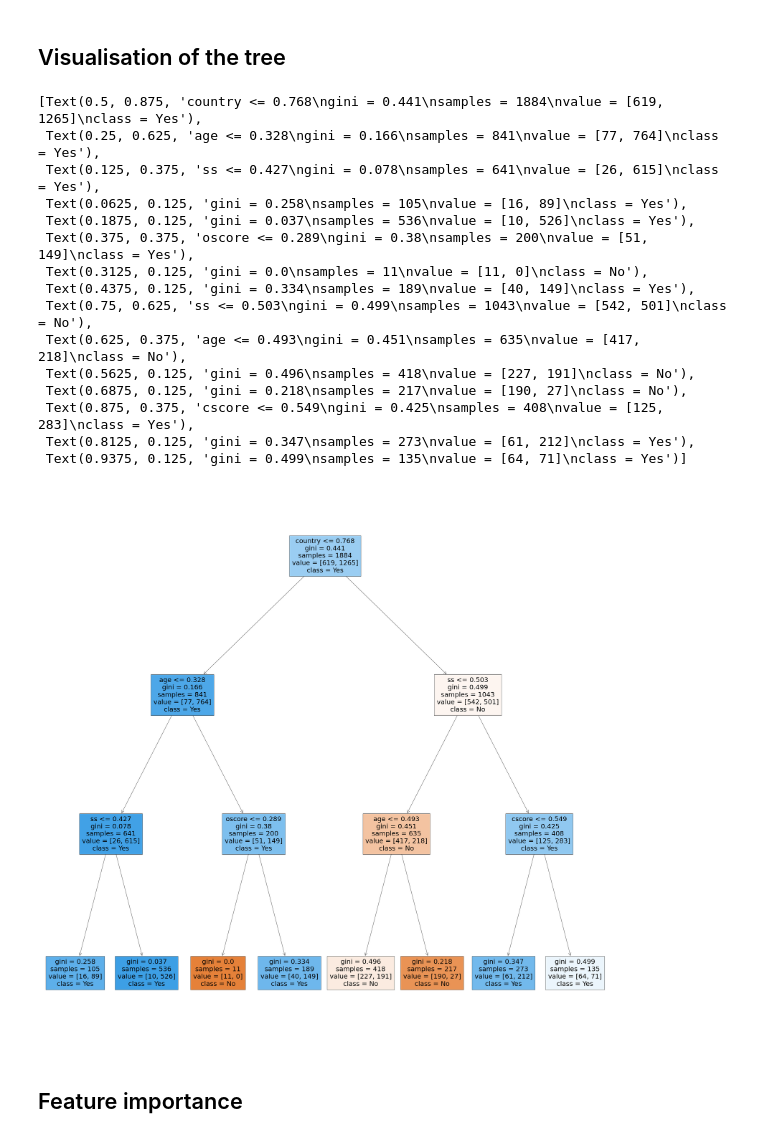
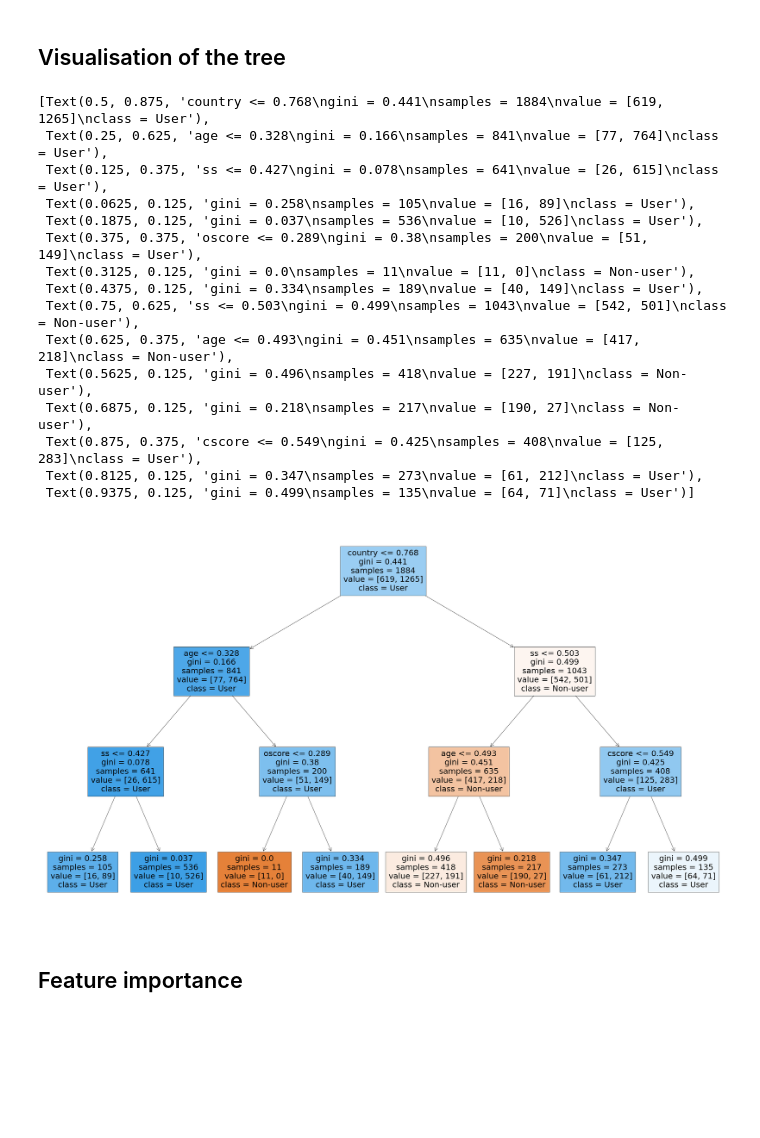
Before and after one commit to adrien-heymans/CSI5155, a Jupyter notebook: Assignement 3/a3.ipynb, the cells around one changed output. Cells and saved outputs as stored; diff of their text form; code cells hidden in the pictures; blank space fills up the shorter version.

```diff
--- a/Assignement 3/a3.ipynb
+++ b/Assignement 3/a3.ipynb
@@ -86,25 +86,25 @@ The best parameters across ALL searched params:  {'criterion': 'gini', 'max_dept
 ## Visualisation of the tree
 # %%
 # Plotting the tree
-fig = plt.figure(figsize=(50,50))
-tree.plot_tree(cv.best_estimator_,class_names=["No","Yes"],feature_names=["age","gender","education","country","ethnicity","nscore","escore","oscore","ascore","cscore","impulsive","ss"],filled=True)
+fig = plt.figure(figsize=(50,30))
+tree.plot_tree(cv.best_estimator_,class_names=["Non-user","User"],feature_names=["age","gender","education","country","ethnicity","nscore","escore","oscore","ascore","cscore","impulsive","ss"],filled=True)
 # %% [output]
-[Text(0.5, 0.875, 'country <= 0.768\ngini = 0.441\nsamples = 1884\nvalue = [619, 1265]\nclass = Yes'),
- Text(0.25, 0.625, 'age <= 0.328\ngini = 0.166\nsamples = 841\nvalue = [77, 764]\nclass = Yes'),
- Text(0.125, 0.375, 'ss <= 0.427\ngini = 0.078\nsamples = 641\nvalue = [26, 615]\nclass = Yes'),
- Text(0.0625, 0.125, 'gini = 0.258\nsamples = 105\nvalue = [16, 89]\nclass = Yes'),
- Text(0.1875, 0.125, 'gini = 0.037\nsamples = 536\nvalue = [10, 526]\nclass = Yes'),
- Text(0.375, 0.375, 'oscore <= 0.289\ngini = 0.38\nsamples = 200\nvalue = [51, 149]\nclass = Yes'),
- Text(0.3125, 0.125, 'gini = 0.0\nsamples = 11\nvalue = [11, 0]\nclass = No'),
- Text(0.4375, 0.125, 'gini = 0.334\nsamples = 189\nvalue = [40, 149]\nclass = Yes'),
- Text(0.75, 0.625, 'ss <= 0.503\ngini = 0.499\nsamples = 1043\nvalue = [542, 501]\nclass = No'),
- Text(0.625, 0.375, 'age <= 0.493\ngini = 0.451\nsamples = 635\nvalue = [417, 218]\nclass = No'),
- Text(0.5625, 0.125, 'gini = 0.496\nsamples = 418\nvalue = [227, 191]\nclass = No'),
- Text(0.6875, 0.125, 'gini = 0.218\nsamples = 217\nvalue = [190, 27]\nclass = No'),
- Text(0.875, 0.375, 'cscore <= 0.549\ngini = 0.425\nsamples = 408\nvalue = [125, 283]\nclass = Yes'),
- Text(0.8125, 0.125, 'gini = 0.347\nsamples = 273\nvalue = [61, 212]\nclass = Yes'),
- Text(0.9375, 0.125, 'gini = 0.499\nsamples = 135\nvalue = [64, 71]\nclass = Yes')]
+[Text(0.5, 0.875, 'country <= 0.768\ngini = 0.441\nsamples = 1884\nvalue = [619, 1265]\nclass = User'),
+ Text(0.25, 0.625, 'age <= 0.328\ngini = 0.166\nsamples = 841\nvalue = [77, 764]\nclass = User'),
+ Text(0.125, 0.375, 'ss <= 0.427\ngini = 0.078\nsamples = 641\nvalue = [26, 615]\nclass = User'),
+ Text(0.0625, 0.125, 'gini = 0.258\nsamples = 105\nvalue = [16, 89]\nclass = User'),
+ Text(0.1875, 0.125, 'gini = 0.037\nsamples = 536\nvalue = [10, 526]\nclass = User'),
+ Text(0.375, 0.375, 'oscore <= 0.289\ngini = 0.38\nsamples = 200\nvalue = [51, 149]\nclass = User'),
+ Text(0.3125, 0.125, 'gini = 0.0\nsamples = 11\nvalue = [11, 0]\nclass = Non-user'),
+ Text(0.4375, 0.125, 'gini = 0.334\nsamples = 189\nvalue = [40, 149]\nclass = User'),
+ Text(0.75, 0.625, 'ss <= 0.503\ngini = 0.499\nsamples = 1043\nvalue = [542, 501]\nclass = Non-user'),
+ Text(0.625, 0.375, 'age <= 0.493\ngini = 0.451\nsamples = 635\nvalue = [417, 218]\nclass = Non-user'),
+ Text(0.5625, 0.125, 'gini = 0.496\nsamples = 418\nvalue = [227, 191]\nclass = Non-user'),
+ Text(0.6875, 0.125, 'gini = 0.218\nsamples = 217\nvalue = [190, 27]\nclass = Non-user'),
+ Text(0.875, 0.375, 'cscore <= 0.549\ngini = 0.425\nsamples = 408\nvalue = [125, 283]\nclass = User'),
+ Text(0.8125, 0.125, 'gini = 0.347\nsamples = 273\nvalue = [61, 212]\nclass = User'),
+ Text(0.9375, 0.125, 'gini = 0.499\nsamples = 135\nvalue = [64, 71]\nclass = User')]
-[figure, old version]
+[figure, new version]
 # %% [markdown]
 ## Feature importance
 # %%
```
Also changed, not shown: parts of 1 cell of this notebook.
